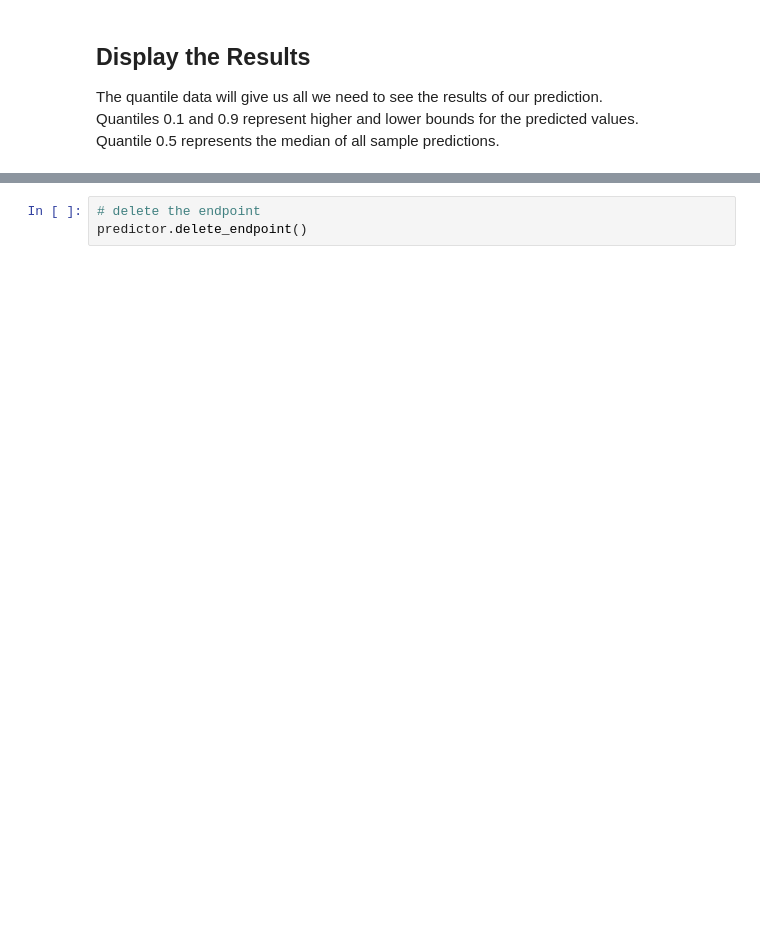
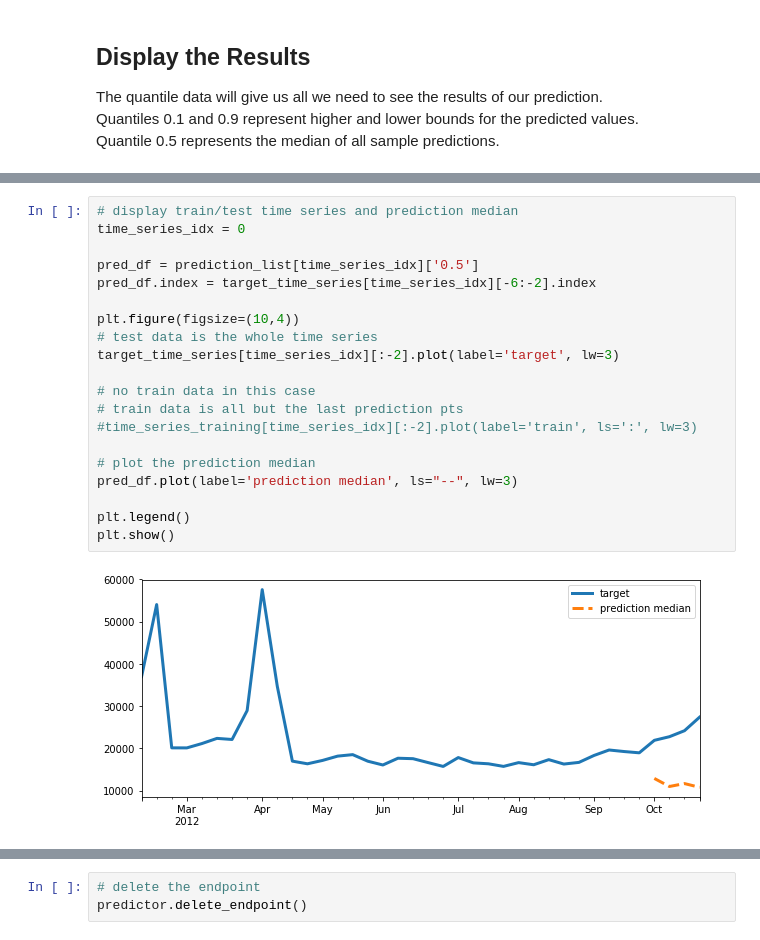
Before and after one commit to Corentin-M/Sales_forecasting, a Jupyter notebook: DeepAR_Dynamic_feat.ipynb, the cells around one changed output, grey strips where cells are left out. Drawn from its saved outputs; the diff is of its cells as text; blank space fills up the shorter version.

```diff
--- a/DeepAR_Dynamic_feat.ipynb
+++ b/DeepAR_Dynamic_feat.ipynb
@@ -659,0 +902,22 @@ display_quantiles(prediction_list, target_ts)
+# %%
+# display train/test time series and prediction median
+time_series_idx = 0
+
+pred_df = prediction_list[time_series_idx]['0.5']
+pred_df.index = target_time_series[time_series_idx][-6:-2].index
+
+plt.figure(figsize=(10,4))
+# test data is the whole time series
+target_time_series[time_series_idx][:-2].plot(label='target', lw=3)
+
+# no train data in this case
+# train data is all but the last prediction pts
+#time_series_training[time_series_idx][:-2].plot(label='train', ls=':', lw=3)
+
+# plot the prediction median
+pred_df.plot(label='prediction median', ls="--", lw=3)
+
+plt.legend()
+plt.show()
+# %% [output]
+[figure, added]
```
Also changed, not shown: parts of 32 cells of this notebook.
